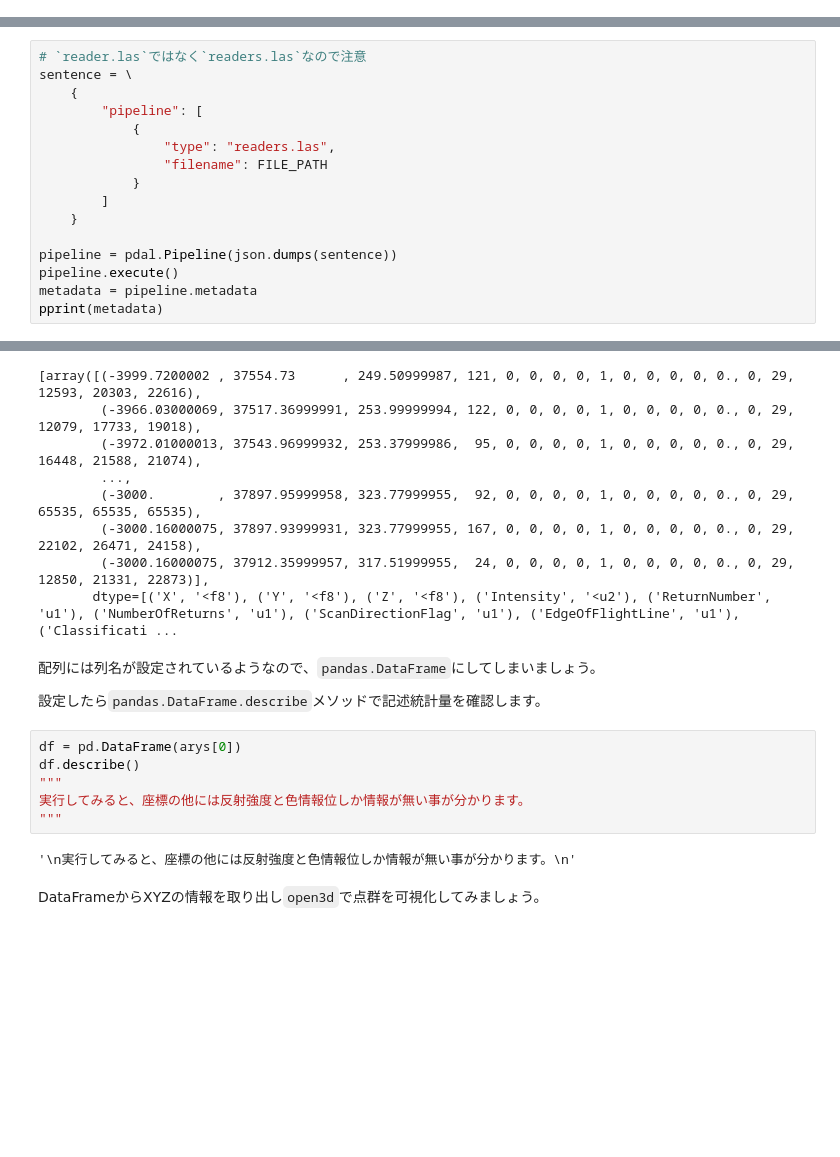
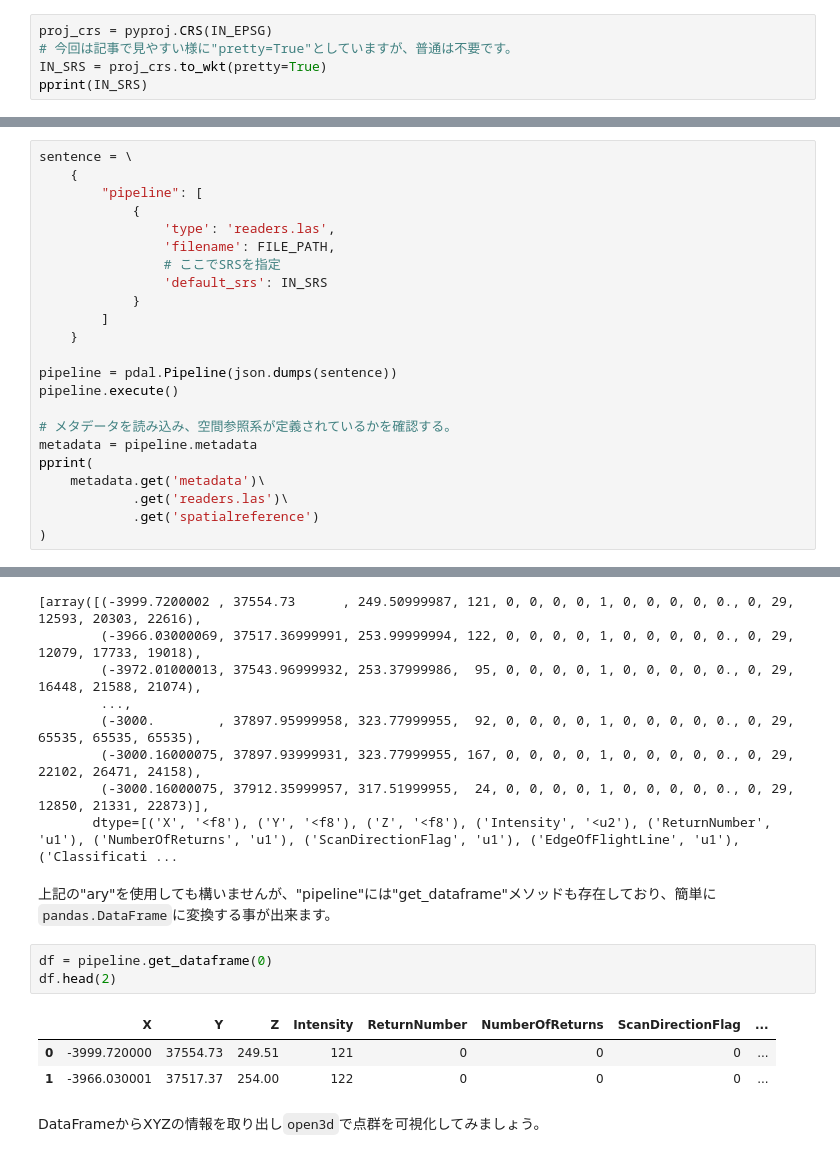
Before and after one commit to shingo405nagano/WriteZenn, a Jupyter notebook: notebooks/learn_lidar_session1_pdal.ipynb, the cells around one changed output, grey strips where cells are left out. Saved outputs shown, nothing was run; the diff lists cells and outputs as text; blank space fills up the shorter version.

```diff
--- a/notebooks/learn_lidar_session1_pdal.ipynb
+++ b/notebooks/learn_lidar_session1_pdal.ipynb
@@ -45,0 +151,5 @@ IN_EPSG = 'EPSG:6669'
+# %%
+proj_crs = pyproj.CRS(IN_EPSG)
+# 今回は記事で見やすい様に"pretty=True"としていますが、普通は不要です。
+IN_SRS = proj_crs.to_wkt(pretty=True)
+pprint(IN_SRS)
@@ -46,17 +185,24 @@ IN_EPSG = 'EPSG:6669'
 # %%
-# `reader.las`ではなく`readers.las`なので注意
 sentence = \
     {
         "pipeline": [
             {
-                "type": "readers.las",
-                "filename": FILE_PATH
+                'type': 'readers.las',
+                'filename': FILE_PATH,
+                # ここでSRSを指定
+                'default_srs': IN_SRS
             }
         ]
     }
 
 pipeline = pdal.Pipeline(json.dumps(sentence))
 pipeline.execute()
+
+# メタデータを読み込み、空間参照系が定義されているかを確認する。
 metadata = pipeline.metadata
-pprint(metadata)
+pprint(
+    metadata.get('metadata')\
+            .get('readers.las')\
+            .get('spatialreference')
+)
 # %% [output]
@@ -152,18 +241,15 @@ arys
         (-3000.16000075, 37897.93999931, 323.77999955, 167, 0, 0, 0, 0, 1, 0, 0, 0, 0, 0., 0, 29, 22102, 26471, 24158),
         (-3000.16000075, 37912.35999957, 317.51999955,  24, 0, 0, 0, 0, 1, 0, 0, 0, 0, 0., 0, 29, 12850, 21331, 22873)],
        dtype=[('X', '<f8'), ('Y', '<f8'), ('Z', '<f8'), ('Intensity', '<u2'), ('ReturnNumber', 'u1'), ('NumberOfReturns', 'u1'), ('ScanDirectionFlag', 'u1'), ('EdgeOfFlightLine', 'u1'), ('Classificati ...
-# %% [markdown]
-配列には列名が設定されているようなので、`pandas.DataFrame`にしてしまいましょう。
-
-設定したら`pandas.DataFrame.describe`メソッドで記述統計量を確認します。
-# %%
-df = pd.DataFrame(arys[0])
-df.describe()
-"""
-実行してみると、座標の他には反射強度と色情報位しか情報が無い事が分かります。
-"""
-# %% [output]
-'\n実行してみると、座標の他には反射強度と色情報位しか情報が無い事が分かります。\n'
+# %% [markdown]
+上記の"ary"を使用しても構いませんが、"pipeline"には"get_dataframe"メソッドも存在しており、簡単に`pandas.DataFrame`に変換する事が出来ます。
+# %%
+df = pipeline.get_dataframe(0)
+df.head(2)
+# %% [output]
+|  | X | Y | Z | Intensity | ReturnNumber | NumberOfReturns | ScanDirectionFlag | ... |
+| 0 | -3999.720000 | 37554.73 | 249.51 | 121 | 0 | 0 | 0 | ... |
+| 1 | -3966.030001 | 37517.37 | 254.00 | 122 | 0 | 0 | 0 | ... |
 # %% [markdown]
 DataFrameからXYZの情報を取り出し`open3d`で点群を可視化してみましょう。
 # %%
```
Also changed, not shown: parts of 35 cells of this notebook.
